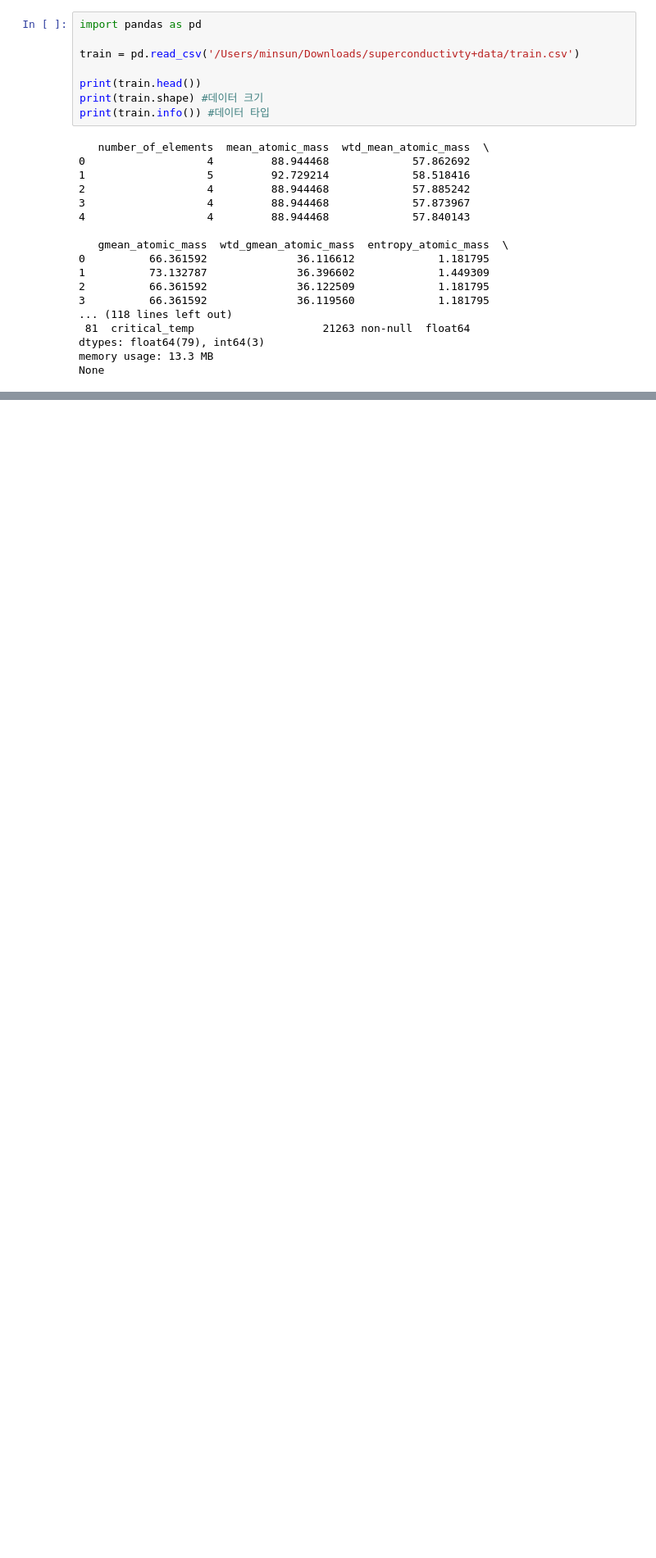
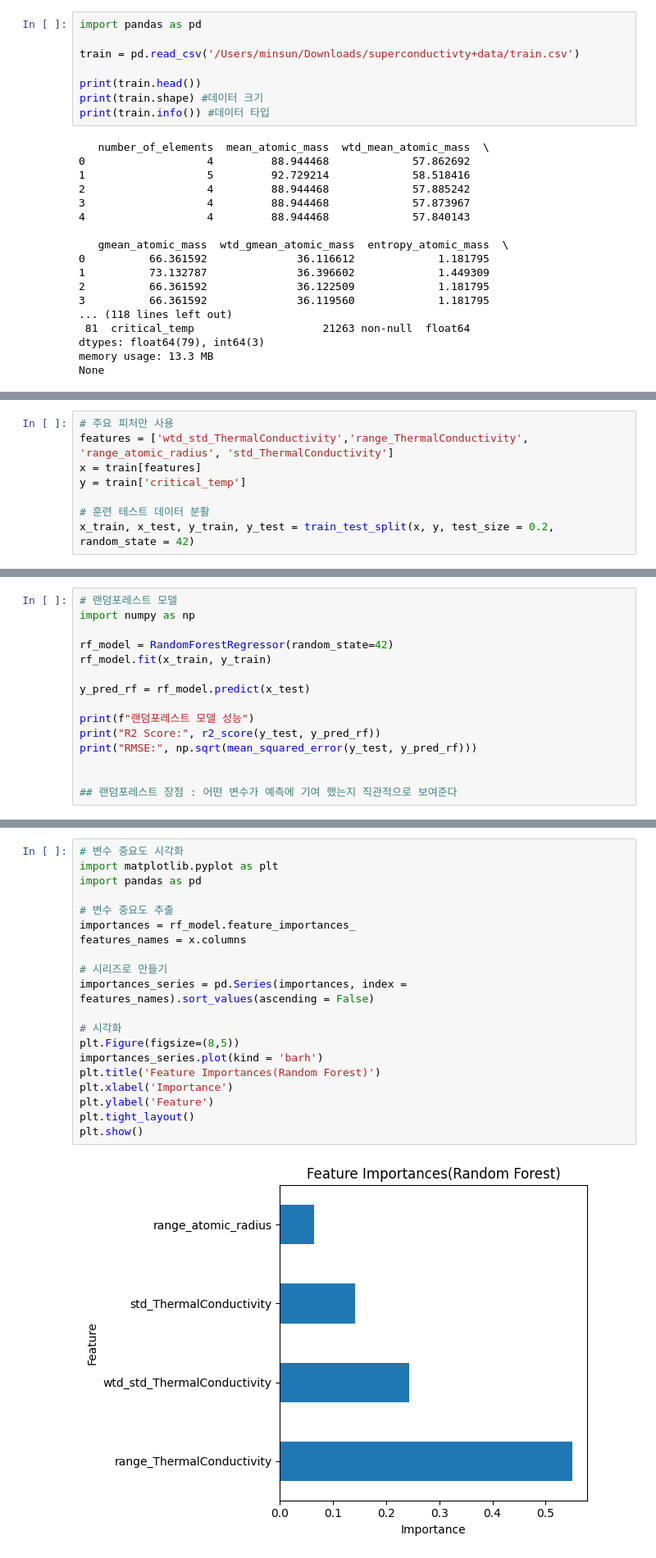
Before and after one commit to ms7450188/project, a Jupyter notebook: project1.ipynb, the cells around one changed output, grey strips where cells are left out. Shown at 82% size. Saved outputs shown, nothing was run; the diff lists cells and outputs as text; blank space fills up the shorter version.

```diff
--- a/project1.ipynb
+++ b/project1.ipynb
@@ -32,0 +86,8 @@ sns.histplot(train['critical_temp'], kde = True, bins = 0)
+# %%
+# 주요 피처만 사용
+features = ['wtd_std_ThermalConductivity','range_ThermalConductivity', 'range_atomic_radius', 'std_ThermalConductivity']
+x = train[features]
+y = train['critical_temp']
+
+# 훈련 테스트 데이터 분활
+x_train, x_test, y_train, y_test = train_test_split(x, y, test_size = 0.2, random_state = 42)
@@ -32,0 +112,15 @@ sns.histplot(train['critical_temp'], kde = True, bins = 0)
+# %%
+# 랜덤포레스트 모델
+import numpy as np
+
+rf_model = RandomForestRegressor(random_state=42)
+rf_model.fit(x_train, y_train)
+
+y_pred_rf = rf_model.predict(x_test)
+
+print(f"랜덤포레스트 모델 성능")
+print("R2 Score:", r2_score(y_test, y_pred_rf))
+print("RMSE:", np.sqrt(mean_squared_error(y_test, y_pred_rf)))
+
+
+## 랜덤포레스트 장점 : 어떤 변수가 예측에 기여 했는지 직관적으로 보여준다
@@ -32,0 +148,22 @@ sns.histplot(train['critical_temp'], kde = True, bins = 0)
+# %%
+# 변수 중요도 시각화
+import matplotlib.pyplot as plt
+import pandas as pd
+
+# 변수 중요도 추출
+importances = rf_model.feature_importances_
+features_names = x.columns
+
+# 시리즈로 만들기
+importances_series = pd.Series(importances, index = features_names).sort_values(ascending = False)
+
+# 시각화
+plt.Figure(figsize=(8,5))
+importances_series.plot(kind = 'barh')
+plt.title('Feature Importances(Random Forest)')
+plt.xlabel('Importance')
+plt.ylabel('Feature')
+plt.tight_layout()
+plt.show()
+# %% [output]
+[figure, added]
```
Also changed, not shown: parts of 11 cells of this notebook.
